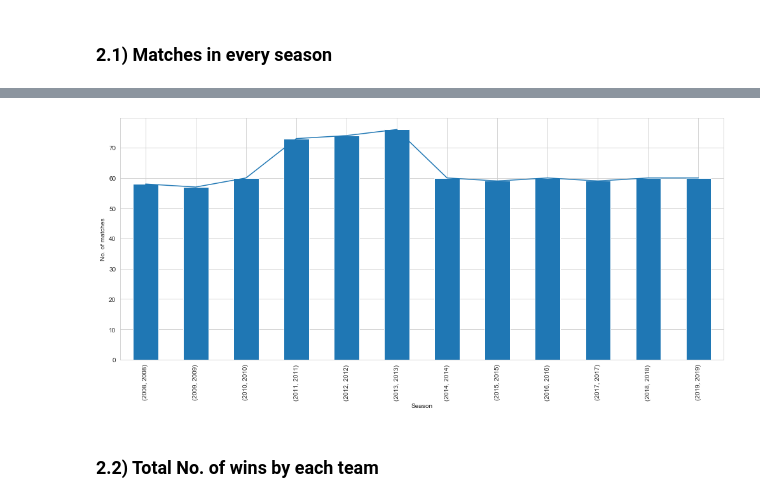
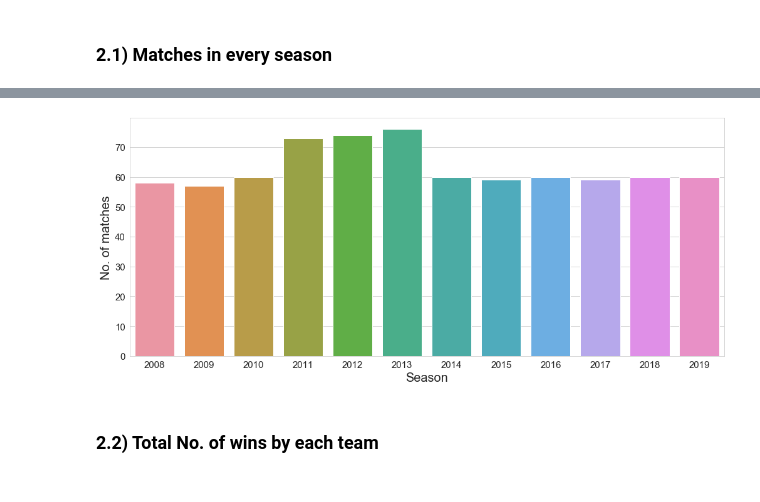
Before and after one commit to AmanAswal/Data-Analysis, a Jupyter notebook: IPL/main.ipynb, the cells around one changed output, grey strips where cells are left out. Cells and saved outputs as stored; diff of their text form; code cells hidden in the pictures.

```diff
--- a/IPL/main.ipynb
+++ b/IPL/main.ipynb
@@ -5,6 +5,8 @@ import matplotlib.pyplot as plt
 import seaborn as sns
 %matplotlib inline
 
+sns.set_style('whitegrid')
+
 import missingno as msno
 # %%
 df = pd.read_csv('matches.csv', index_col='date', parse_dates=['date'])
@@ -59,0 +89,3 @@ plt.show()
+# %%
+df.loc[df['team1'] ==  'Rising Pune Supergiants', 'team1'] = 'Rising Pune Supergiant'
+df.loc[df['team2'] ==  'Rising Pune Supergiants','team2'] = 'Rising Pune Supergiant'
@@ -59,0 +106,2 @@ plt.show()
+# %%
+df.loc[df['city']=='Bengaluru', 'city']='Bangalore'
@@ -64,12 +130,13 @@ plt.show()
 # %%
 plt.figure(figsize=(17,7))
-df.groupby('season')['season'].value_counts().plot()
-df.groupby('season')['season'].value_counts().plot.bar()
-plt.xlabel('Season')
-plt.ylabel('No. of matches')
+sns.countplot(x=df['season'])
+plt.xlabel('Season', fontsize=20)
+plt.ylabel('No. of matches', fontsize=20)
+plt.xticks(fontsize=15)
+plt.yticks(fontsize=15)
 plt.show()
 # %% [output]
-[figure, old version]
+[figure, new version]
 # %% [markdown]
 ### 2.2) Total No. of wins by each team
 # %%
```
Also changed, not shown: parts of 25 cells of this notebook.
